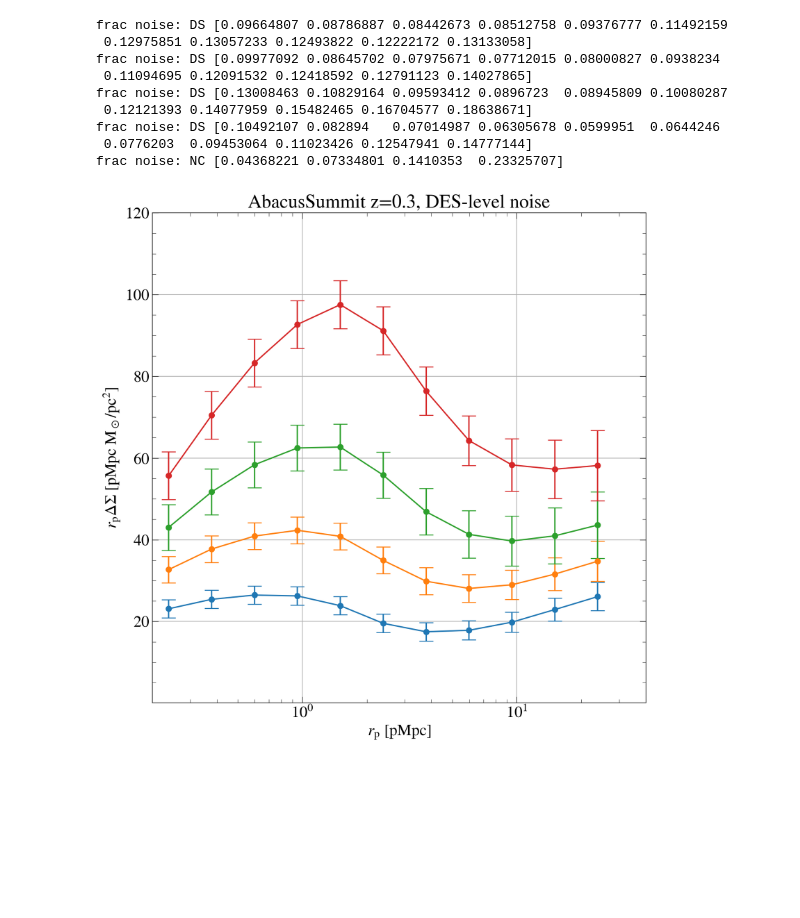
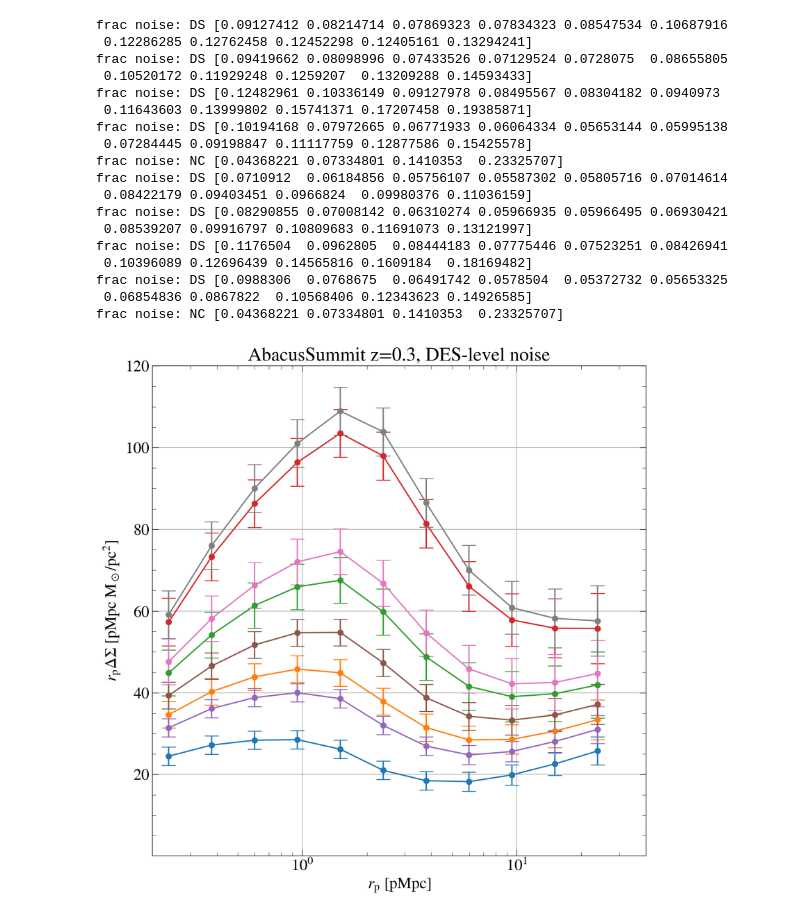
Before and after one commit to hywu/hod-selection-bias, a Jupyter notebook: repo/data_vector/make_data_vector_abacus_summit.ipynb, the cells around one changed output. Saved outputs shown, nothing was run; the diff lists cells and outputs as text; code cells hidden in the pictures; blank space fills up the shorter version.

Commit message:
add abundance matched data vector

```diff
--- a/repo/data_vector/make_data_vector_abacus_summit.ipynb
+++ b/repo/data_vector/make_data_vector_abacus_summit.ipynb
@@ -111,44 +121,54 @@ FileNotFoundError: /projects/hywu/cluster_sims/cluster_finding/data/emulator_dat
 #plt.figure(figsize=(21,7))
 plt.figure(figsize=(10,10))
 cov_loc = '/users/hywu/work/cluster-lensing-cov-public/examples/abacus_summit_analytic/'
-for iz in [0]:#range(3):
+#for iz in [0]:#range(3):
     #plt.subplot(1,3,1+iz)
+for binning in ['lam', 'abun']:
 
     redshift = z_sim[iz]
     data_loc = '/projects/hywu/cluster_sims/cluster_finding/data/emulator_data/base_c000_ph000/'
     data_loc += f'z{z_str}/model_hod000000/obs_q180_desy1/'
 
     for ilam in range(4):
-        rp_in, DS_in = np.loadtxt(data_loc + f'DS_phys_noh_lam_bin_{ilam}.dat', unpack=True)
+        rp_in, DS_in = np.loadtxt(data_loc + f'DS_phys_noh_{binning}_bin_{ilam}.dat', unpack=True)
         DS_interp = interp1d(np.log(rp_in), np.log(DS_in))
         DS_data = np.exp(DS_interp(np.log(rp_rad)))
 
         cov = np.loadtxt(cov_loc + f'DeltaSigma_cov_combined_phys_noh_{z_data[iz]}_{z_data[iz+1]}_{lam[ilam]}_{lam[ilam+1]}.dat')
         sig = np.sqrt(np.diag(cov))[4:]
         line = plt.plot(rp_rad, rp_rad*DS_data)
         co = line[0].get_c()
         plt.errorbar(rp_rad, rp_rad*DS_data, rp_rad*sig,
                      label='data', c=co, marker='o', mec=co, ls='', capsize=8)#, np.diag(cov))
         plt.xscale('log')
         print('frac noise: DS', sig/DS_data)
 
     plt.xlim(0.2, 40)
     plt.ylim(0.10, 120)
     plt.title(f'AbacusSummit z={redshift}, DES-level noise')
 
     plt.xlabel(r'$r_{\rm p}~[{\rm pMpc}]$')
     plt.ylabel(r'$r_{\rm p} \Delta\Sigma~[{\rm pMpc ~M_\odot/pc^2} ]$')
     sig_NC = np.sqrt(np.diag(cov_NC))
     print('frac noise: NC',sig_NC/NC_data)
 #plt.savefig(f'../../plots/emulator/abacus_summit_fid_lensing.pdf')
 # %% [output]
-frac noise: DS [0.09664807 0.08786887 0.08442673 0.08512758 0.09376777 0.11492159
- 0.12975851 0.13057233 0.12493822 0.12222172 0.13133058]
-frac noise: DS [0.09977092 0.08645702 0.07975671 0.07712015 0.08000827 0.0938234
- 0.11094695 0.12091532 0.12418592 0.12791123 0.14027865]
-frac noise: DS [0.13008463 0.10829164 0.09593412 0.0896723  0.08945809 0.10080287
- 0.12121393 0.14077959 0.15482465 0.16704577 0.18638671]
-frac noise: DS [0.10492107 0.082894   0.07014987 0.06305678 0.0599951  0.0644246
- 0.0776203  0.09453064 0.11023426 0.12547941 0.14777144]
+frac noise: DS [0.09127412 0.08214714 0.07869323 0.07834323 0.08547534 0.10687916
+ 0.12286285 0.12762458 0.12452298 0.12405161 0.13294241]
+frac noise: DS [0.09419662 0.08098996 0.07433526 0.07129524 0.0728075  0.08655805
+ 0.10520172 0.11929248 0.1259207  0.13209288 0.14593433]
+frac noise: DS [0.12482961 0.10336149 0.09127978 0.08495567 0.08304182 0.0940973
+ 0.11643603 0.13999802 0.15741371 0.17207458 0.19385871]
+frac noise: DS [0.10194168 0.07972665 0.06771933 0.06064334 0.05653144 0.05995138
+ 0.07284445 0.09198847 0.11117759 0.12877586 0.15425578]
 frac noise: NC [0.04368221 0.07334801 0.1410353  0.23325707]
+frac noise: DS [0.0710912  0.06184856 0.05756107 0.05587302 0.05805716 0.07014614
+ 0.08422179 0.09403451 0.0966824  0.09980376 0.11036159]
+frac noise: DS [0.08290855 0.07008142 0.06310274 0.05966935 0.05966495 0.06930421
+ 0.08539207 0.09916797 0.10809683 0.11691073 0.13121997]
+frac noise: DS [0.1176504  0.0962805  0.08444183 0.07775446 0.07523251 0.08426941
+ 0.10396089 0.12696439 0.14565816 0.1609184  0.18169482]
+frac noise: DS [0.0988306  0.0768675  0.06491742 0.0578504  0.05372732 0.05653325
+ 0.06854836 0.0867822  0.10568406 0.12343623 0.14926585]
+frac noise: NC [0.04368221 0.07334801 0.1410353  0.23325707]
-[figure, old version]
+[figure, new version]
```
Also changed, not shown: parts of 2 cells of this notebook, 5 other files.
